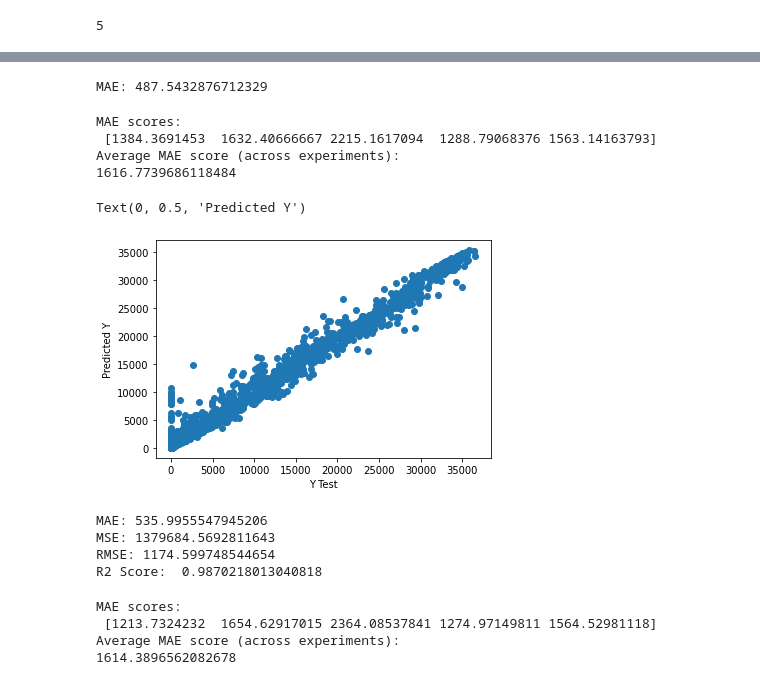
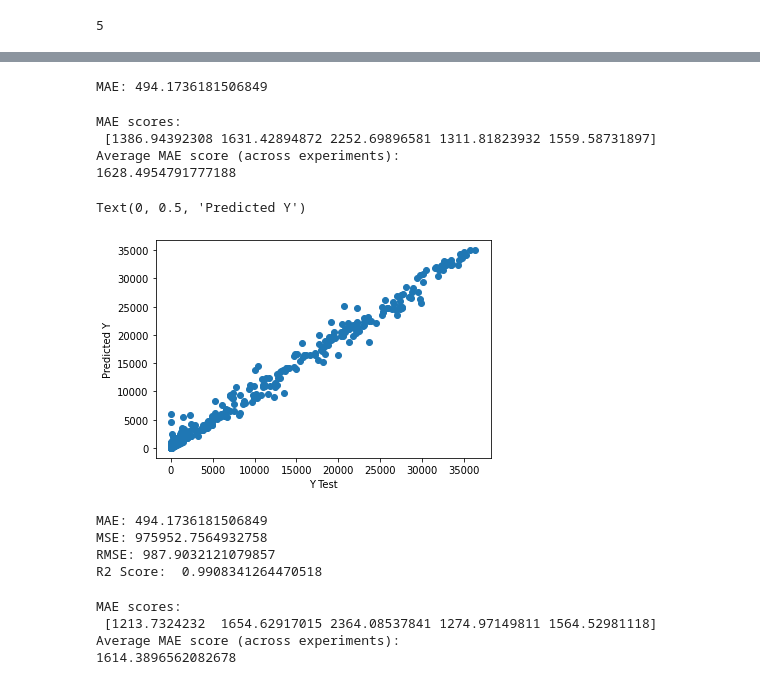
Before and after one commit to Agnij-Moitra/solar-sight, a Jupyter notebook: train.ipynb, the cells around one changed output, grey strips where cells are left out. Drawn from its saved outputs; the diff is of its cells as text; code cells hidden in the pictures.

```diff
--- a/train.ipynb
+++ b/train.ipynb
@@ -143,7 +158,7 @@ preprocessor = ColumnTransformer(
     ])
 # %%
 from sklearn.ensemble import RandomForestRegressor
-model = RandomForestRegressor(n_estimators=100, random_state=0)
+model = RandomForestRegressor(n_estimators=1000, random_state=0)
 # %%
 from sklearn.metrics import mean_absolute_error
 
@@ -153,7 +168,7 @@ my_pipeline = Pipeline(steps=[('preprocessor', preprocessor),
                              ])
 
 # Preprocessing of training data, fit model
-my_pipeline.fit(X_valid, y_valid)
+my_pipeline.fit(X_train, y_train)
 
 # Preprocessing of validation data, get predictions
 preds = my_pipeline.predict(X_valid)
@@ -162,7 +177,7 @@ preds = my_pipeline.predict(X_valid)
 score = mean_absolute_error(y_valid, preds)
 print('MAE:', score)
 # %% [output]
-MAE: 487.5432876712329
+MAE: 494.1736181506849
 # %%
 from sklearn.model_selection import cross_val_score
 
@@ -176,30 +191,29 @@ print("Average MAE score (across experiments):")
 print(scores.mean())
 # %% [output]
 MAE scores:
- [1384.3691453  1632.40666667 2215.1617094  1288.79068376 1563.14163793]
+ [1386.94392308 1631.42894872 2252.69896581 1311.81823932 1559.58731897]
 Average MAE score (across experiments):
-1616.7739686118484
+1628.4954791777188
 # %%
-
-predictions = my_pipeline.predict(X)
-plt.scatter(y, predictions)
+predictions = my_pipeline.predict(X_valid)
+plt.scatter(y_valid, predictions)
 plt.xlabel('Y Test')
 plt.ylabel('Predicted Y')
 # %% [output]
 Text(0, 0.5, 'Predicted Y')
-[figure, old version]
+[figure, new version]
 # %%
 from sklearn import metrics
 
-print('MAE:', metrics.mean_absolute_error(y, predictions))
-print('MSE:', metrics.mean_squared_error(y, predictions))
-print('RMSE:', np.sqrt(metrics.mean_squared_error(y, predictions)))
-print("R2 Score: ", my_pipeline.score(X, y))
+print('MAE:', metrics.mean_absolute_error(y_valid, predictions))
+print('MSE:', metrics.mean_squared_error(y_valid, predictions))
+print('RMSE:', np.sqrt(metrics.mean_squared_error(y_valid, predictions)))
+print("R2 Score: ", my_pipeline.score(X_valid, y_valid))
 # %% [output]
-MAE: 535.9955547945206
-MSE: 1379684.5692811643
-RMSE: 1174.599748544654
-R2 Score:  0.9870218013040818
+MAE: 494.1736181506849
+MSE: 975952.7564932758
+RMSE: 987.9032121079857
+R2 Score:  0.9908341264470518
 # %%
 from xgboost import XGBRegressor
 
```
Also changed, not shown: parts of 3 cells of this notebook, 1 other file.
